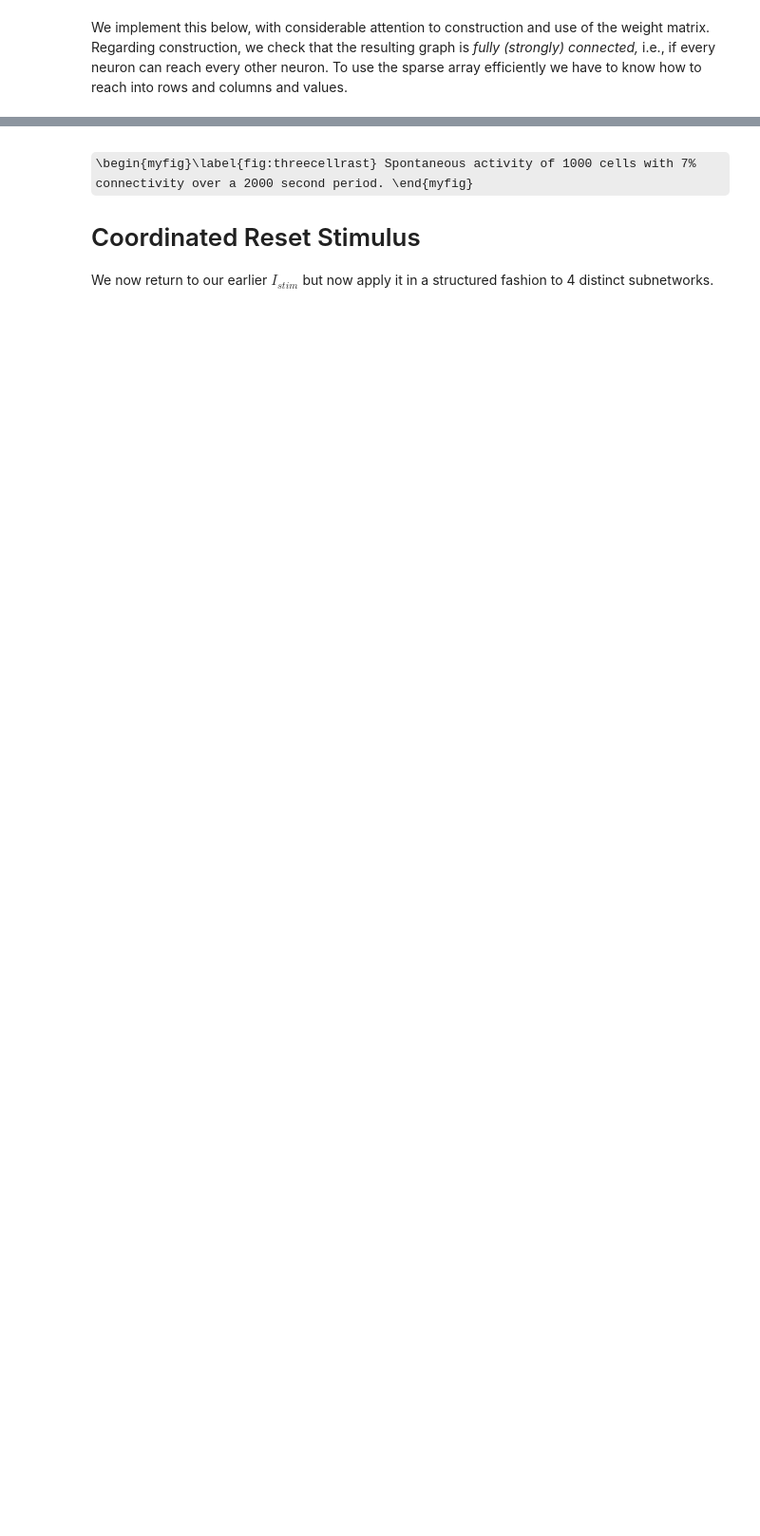
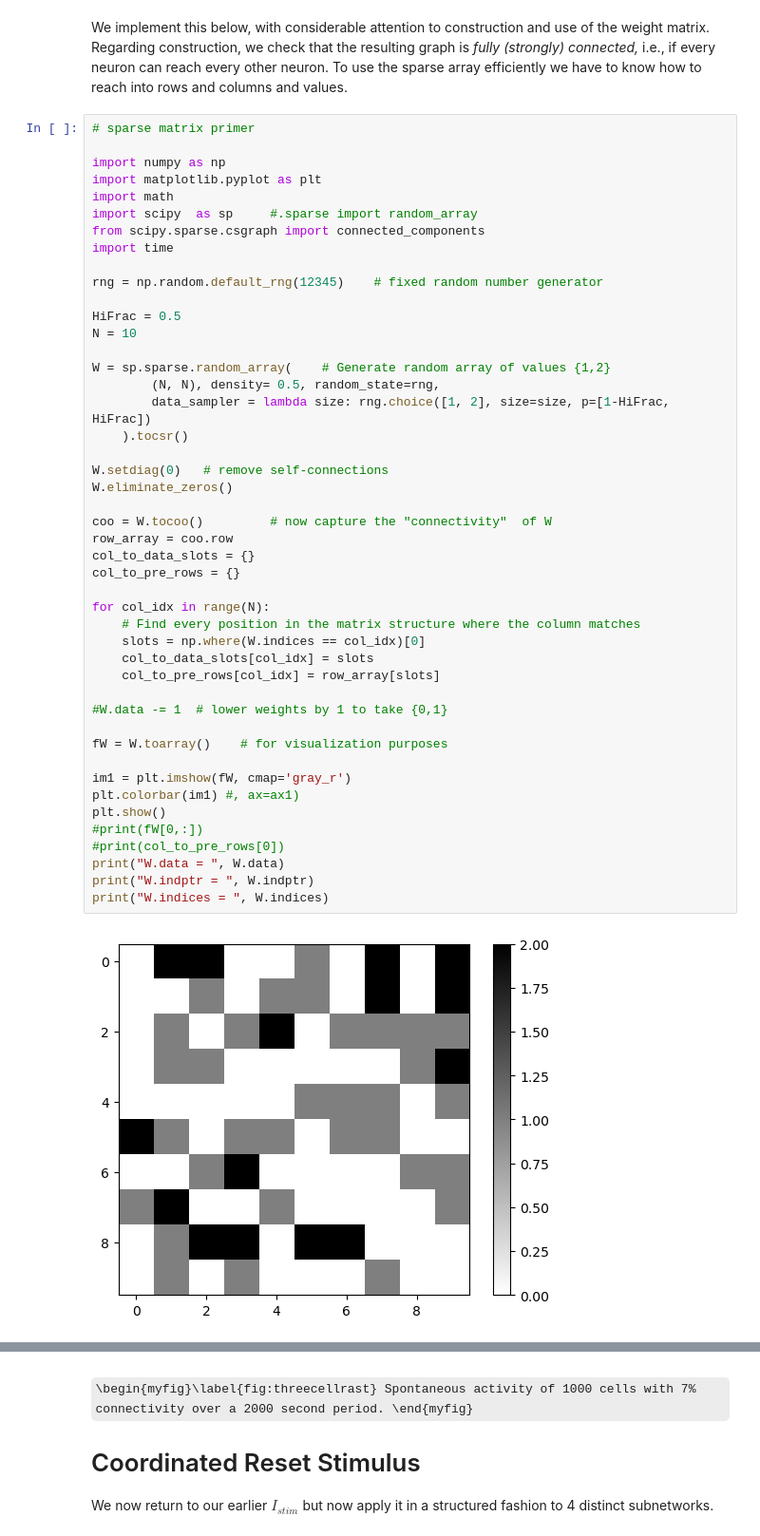
Before and after one commit to steve-cox-LA/EGlove, a Jupyter notebook: TassPlatform.ipynb, the cells around one changed output, grey strips where cells are left out. Shown at 95% size. Cells and saved outputs as stored; diff of their text form; some formulas as TeX source; blank space fills up the shorter version.

```diff
--- a/TassPlatform.ipynb
+++ b/TassPlatform.ipynb
@@ -864,3 +864,51 @@ display(Image(data=image_bytes))
 [figure]
 # %% [markdown]
 We implement this below, with considerable attention to construction and use of the weight matrix. Regarding construction, we check that the resulting graph is *fully (strongly) connected,* i.e., if every neuron can reach every other neuron. To use the sparse array efficiently we have to know how to reach into rows and columns and values.
+# %%
+# sparse matrix primer
+
+import numpy as np
+import matplotlib.pyplot as plt
+import math
+import scipy  as sp     #.sparse import random_array
+from scipy.sparse.csgraph import connected_components
+import time
+
+rng = np.random.default_rng(12345)    # fixed random number generator
+
+HiFrac = 0.5
+N = 10
+
+W = sp.sparse.random_array(    # Generate random array of values {1,2}
+        (N, N), density= 0.5, random_state=rng,
+        data_sampler = lambda size: rng.choice([1, 2], size=size, p=[1-HiFrac, HiFrac])
+    ).tocsr()
+
+W.setdiag(0)   # remove self-connections
+W.eliminate_zeros()
+
+coo = W.tocoo()         # now capture the "connectivity"  of W
+row_array = coo.row
+col_to_data_slots = {}
+col_to_pre_rows = {}
+
+for col_idx in range(N):
+    # Find every position in the matrix structure where the column matches
+    slots = np.where(W.indices == col_idx)[0]
+    col_to_data_slots[col_idx] = slots
+    col_to_pre_rows[col_idx] = row_array[slots]
+
+#W.data -= 1  # lower weights by 1 to take {0,1}
+
+fW = W.toarray()    # for visualization purposes
+
+im1 = plt.imshow(fW, cmap='gray_r')
+plt.colorbar(im1) #, ax=ax1)
+plt.show()
+#print(fW[0,:])
+#print(col_to_pre_rows[0])
+print("W.data = ", W.data)
+print("W.indptr = ", W.indptr)
+print("W.indices = ", W.indices)
+# %% [output]
+[figure, added]
```
Also changed, not shown: parts of 3 cells of this notebook.
